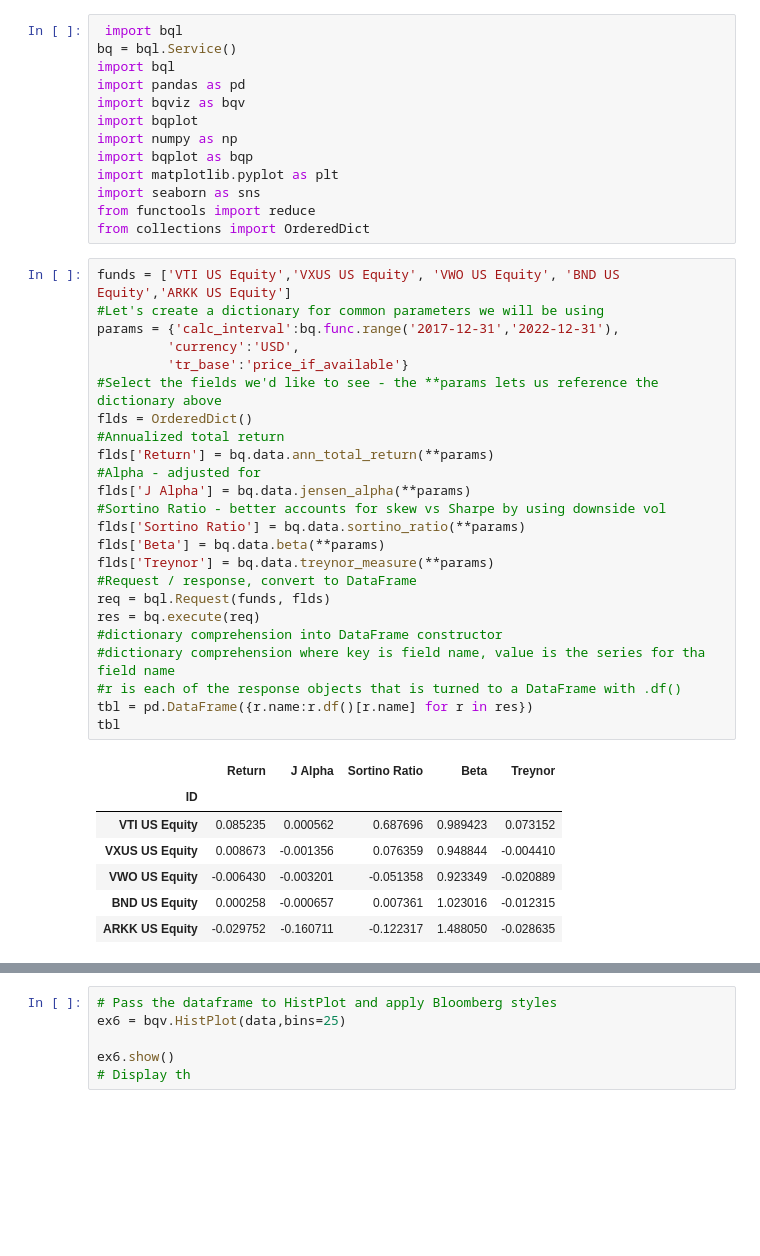
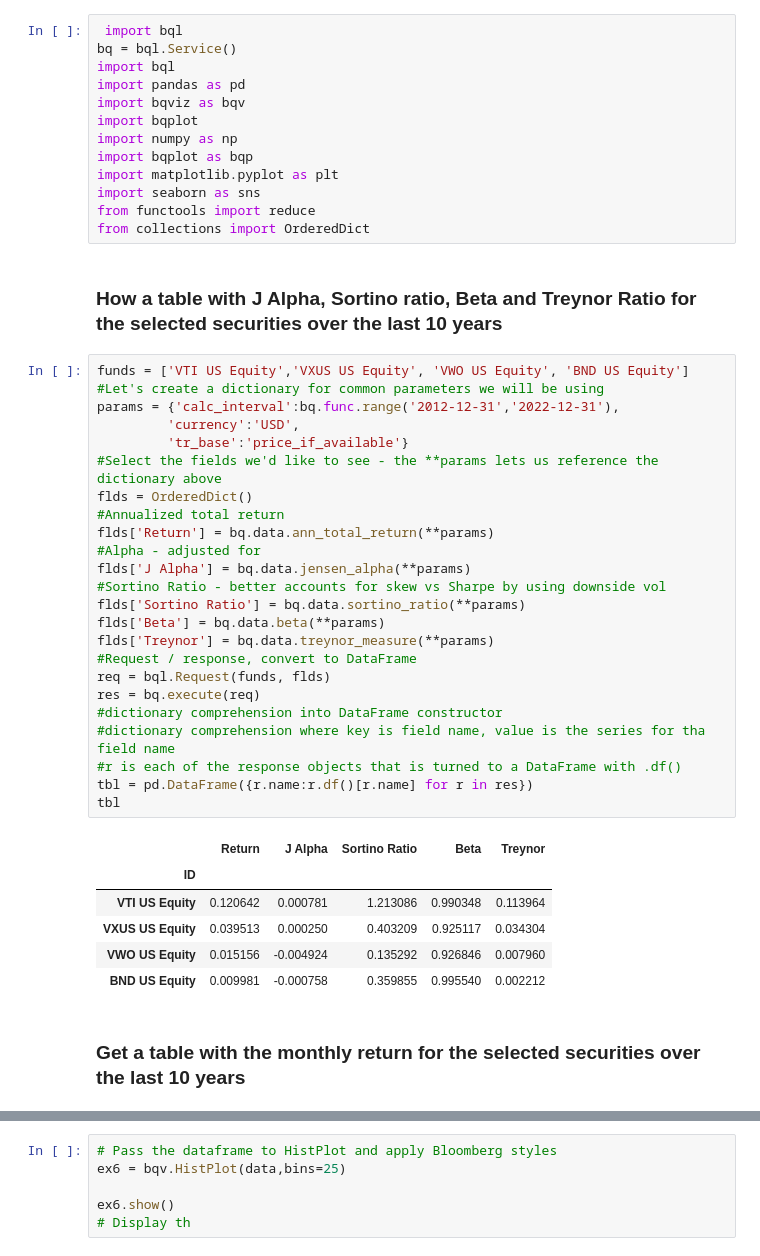
Before and after one commit to palurie/Efficient-Frontier-BQNT, a Jupyter notebook: Efficient Frontier.ipynb, the cells around one changed output, grey strips where cells are left out. Saved outputs shown, nothing was run; the diff lists cells and outputs as text; blank space fills up the shorter version.

```diff
--- a/Efficient Frontier.ipynb
+++ b/Efficient Frontier.ipynb
@@ -11,38 +13,41 @@ import matplotlib.pyplot as plt
 import seaborn as sns
 from functools import reduce
 from collections import OrderedDict
+# %% [markdown]
+### How a table with J Alpha, Sortino ratio, Beta and Treynor Ratio for the selected securities over the last 10 years
 # %%
-funds = ['VTI US Equity','VXUS US Equity', 'VWO US Equity', 'BND US Equity','ARKK US Equity']
+funds = ['VTI US Equity','VXUS US Equity', 'VWO US Equity', 'BND US Equity']
 #Let's create a dictionary for common parameters we will be using
-params = {'calc_interval':bq.func.range('2017-12-31','2022-12-31'),
+params = {'calc_interval':bq.func.range('2012-12-31','2022-12-31'),
          'currency':'USD',
          'tr_base':'price_if_available'}
 #Select the fields we'd like to see - the **params lets us reference the dictionary above
 flds = OrderedDict()
 #Annualized total return
 flds['Return'] = bq.data.ann_total_return(**params)
 #Alpha - adjusted for
 flds['J Alpha'] = bq.data.jensen_alpha(**params)
 #Sortino Ratio - better accounts for skew vs Sharpe by using downside vol
 flds['Sortino Ratio'] = bq.data.sortino_ratio(**params)
 flds['Beta'] = bq.data.beta(**params)
 flds['Treynor'] = bq.data.treynor_measure(**params)
 #Request / response, convert to DataFrame
 req = bql.Request(funds, flds)
 res = bq.execute(req)
 #dictionary comprehension into DataFrame constructor
 #dictionary comprehension where key is field name, value is the series for tha field name
 #r is each of the response objects that is turned to a DataFrame with .df()
 tbl = pd.DataFrame({r.name:r.df()[r.name] for r in res})
 tbl
 # %% [output]
 |  | Return | J Alpha | Sortino Ratio | Beta | Treynor |
 | ID |  |  |  |  |  |
-| VTI US Equity | 0.085235 | 0.000562 | 0.687696 | 0.989423 | 0.073152 |
-| VXUS US Equity | 0.008673 | -0.001356 | 0.076359 | 0.948844 | -0.004410 |
-| VWO US Equity | -0.006430 | -0.003201 | -0.051358 | 0.923349 | -0.020889 |
-| BND US Equity | 0.000258 | -0.000657 | 0.007361 | 1.023016 | -0.012315 |
-| ARKK US Equity | -0.029752 | -0.160711 | -0.122317 | 1.488050 | -0.028635 |
+| VTI US Equity | 0.120642 | 0.000781 | 1.213086 | 0.990348 | 0.113964 |
+| VXUS US Equity | 0.039513 | 0.000250 | 0.403209 | 0.925117 | 0.034304 |
+| VWO US Equity | 0.015156 | -0.004924 | 0.135292 | 0.926846 | 0.007960 |
+| BND US Equity | 0.009981 | -0.000758 | 0.359855 | 0.995540 | 0.002212 |
+# %% [markdown]
+### Get a table with the monthly return for the selected securities over the last 10 years
 # %%
 #import bql
 #bq = bql.Service()
```
Also changed, not shown: parts of 10 cells of this notebook.
